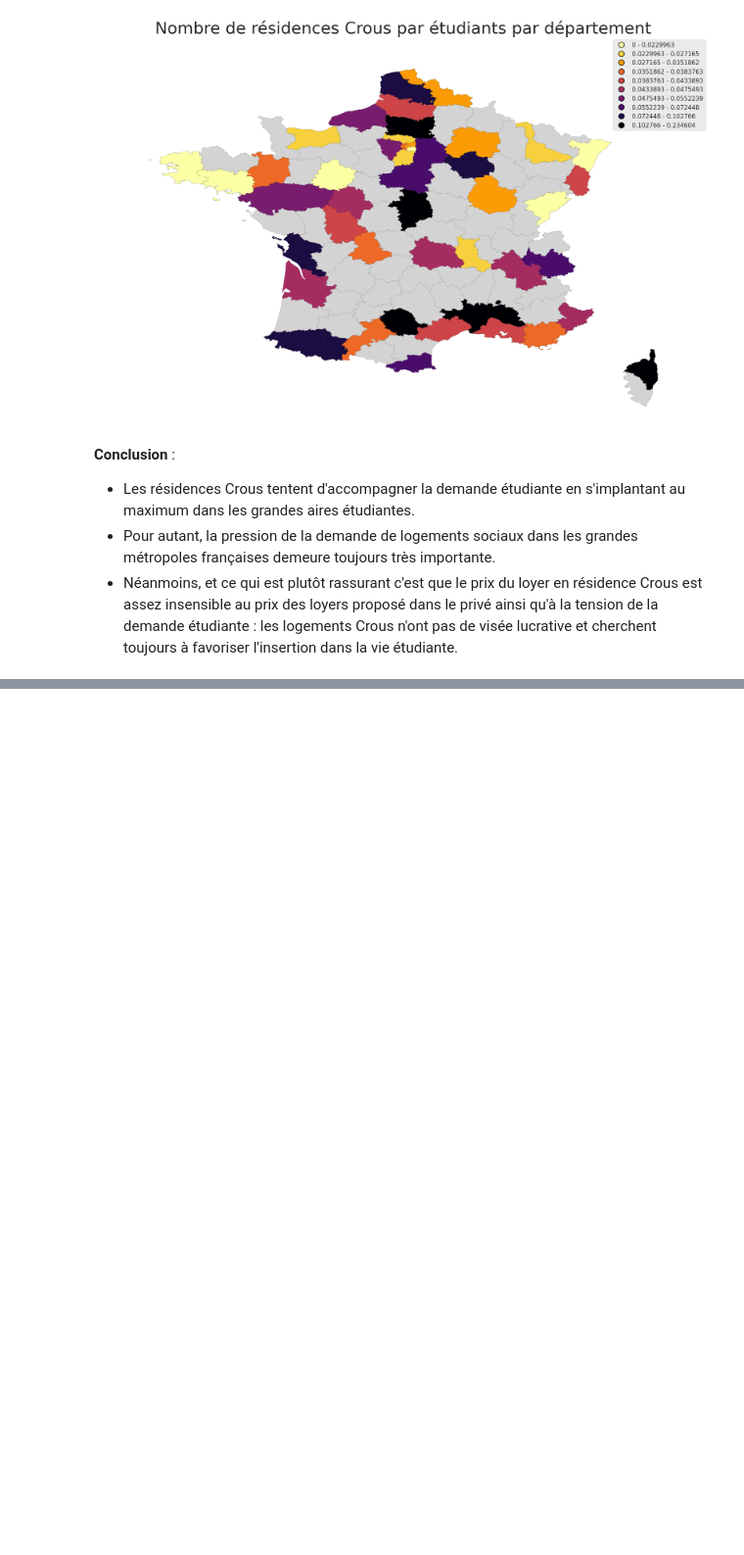
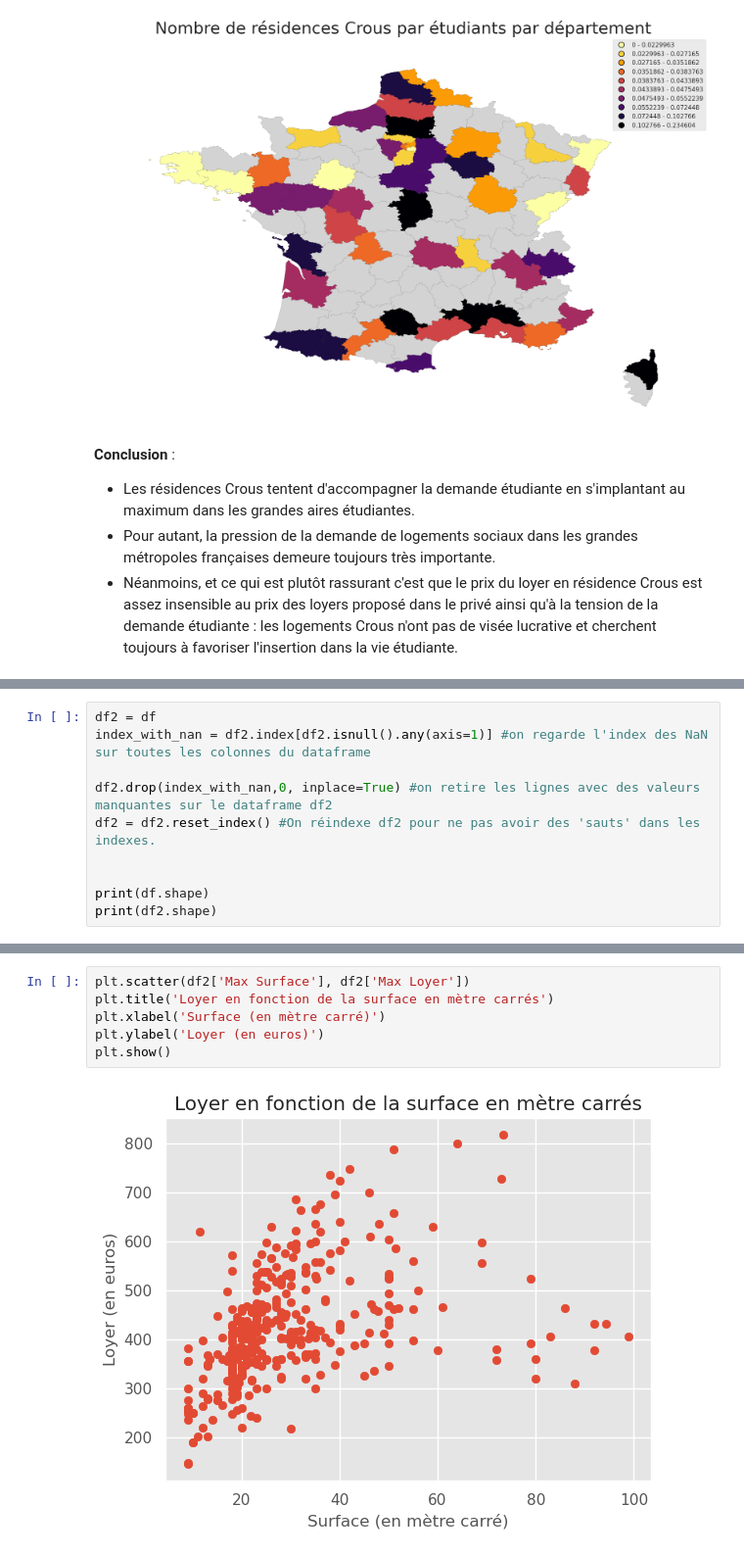
Before and after one commit to Simgnt/La-loi-du-Crous, a Jupyter notebook: Projet_final_Part1_fini + graphes.ipynb, the cells around one changed output, grey strips where cells are left out. Shown at 98% size. Cells and saved outputs as stored; diff of their text form; blank space fills up the shorter version.

```diff
--- a/Projet_final_Part1_fini + graphes.ipynb
+++ b/Projet_final_Part1_fini + graphes.ipynb
@@ -656,0 +667,10 @@ Text(0.5, 1.0, 'Nombre de résidences Crous par étudiants par département')
+# %%
+df2 = df
+index_with_nan = df2.index[df2.isnull().any(axis=1)] #on regarde l'index des NaN sur toutes les colonnes du dataframe
+
+df2.drop(index_with_nan,0, inplace=True) #on retire les lignes avec des valeurs manquantes sur le dataframe df2
+df2 = df2.reset_index() #On réindexe df2 pour ne pas avoir des 'sauts' dans les indexes.
+
+
+print(df.shape)
+print(df2.shape)
@@ -656,0 +688,8 @@ Text(0.5, 1.0, 'Nombre de résidences Crous par étudiants par département')
+# %%
+plt.scatter(df2['Max Surface'], df2['Max Loyer'])
+plt.title('Loyer en fonction de la surface en mètre carrés')
+plt.xlabel('Surface (en mètre carré)')
+plt.ylabel('Loyer (en euros)')
+plt.show()
+# %% [output]
+[figure, added]
```
Also changed, not shown: parts of 36 cells of this notebook.
